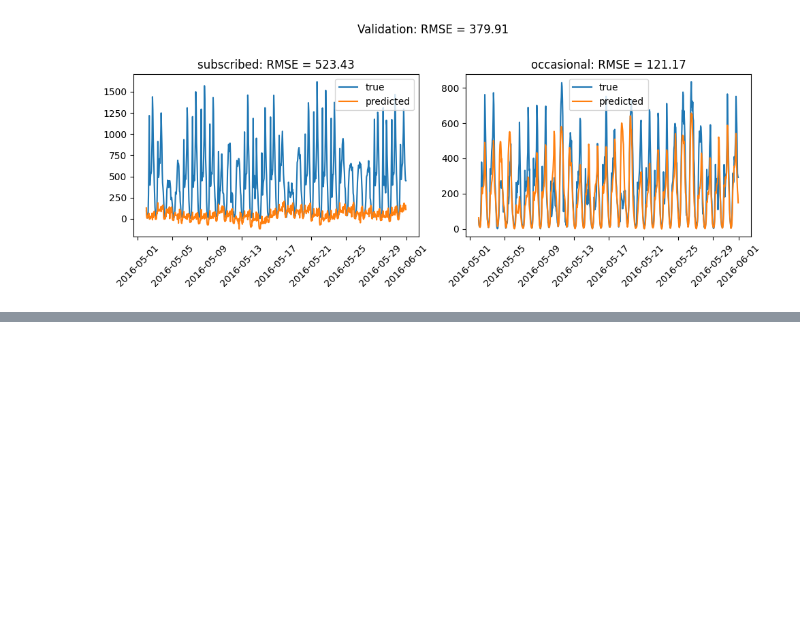
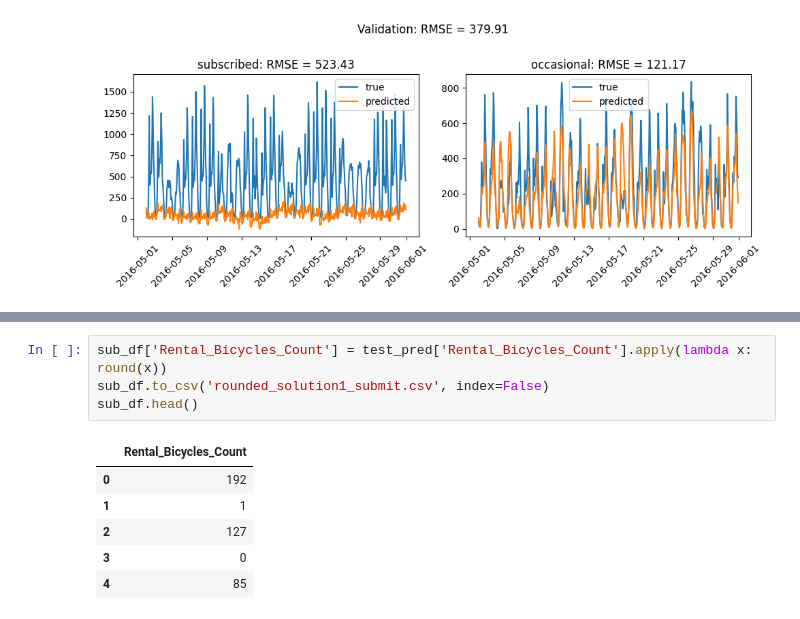
Before and after one commit to VaheC/MH_BicycleDemand_Hackathon, a Jupyter notebook: solution1.ipynb, the cells around one changed output, grey strips where cells are left out. Saved outputs shown, nothing was run; the diff lists cells and outputs as text; blank space fills up the shorter version.

```diff
--- a/solution1.ipynb
+++ b/solution1.ipynb
@@ -768,0 +859,11 @@ plt.tight_layout()
+# %%
+sub_df['Rental_Bicycles_Count'] = test_pred['Rental_Bicycles_Count'].apply(lambda x: round(x))
+sub_df.to_csv('rounded_solution1_submit.csv', index=False)
+sub_df.head()
+# %% [output]
+|  | Rental_Bicycles_Count |
+| 0 | 192 |
+| 1 | 1 |
+| 2 | 127 |
+| 3 | 0 |
+| 4 | 85 |
```
Also changed, not shown: parts of 10 cells of this notebook.
